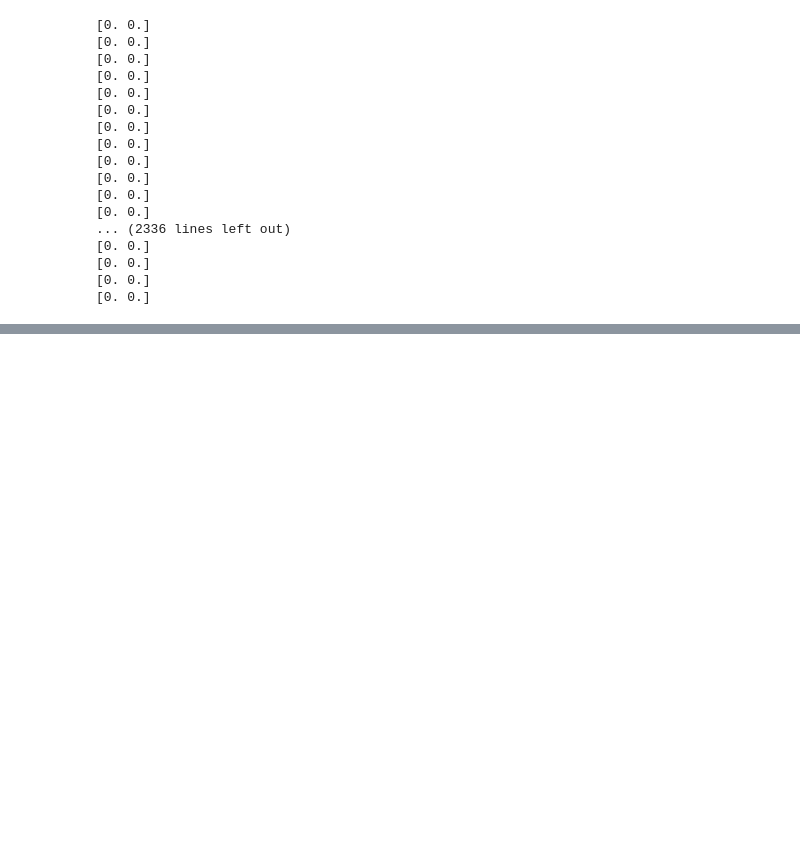
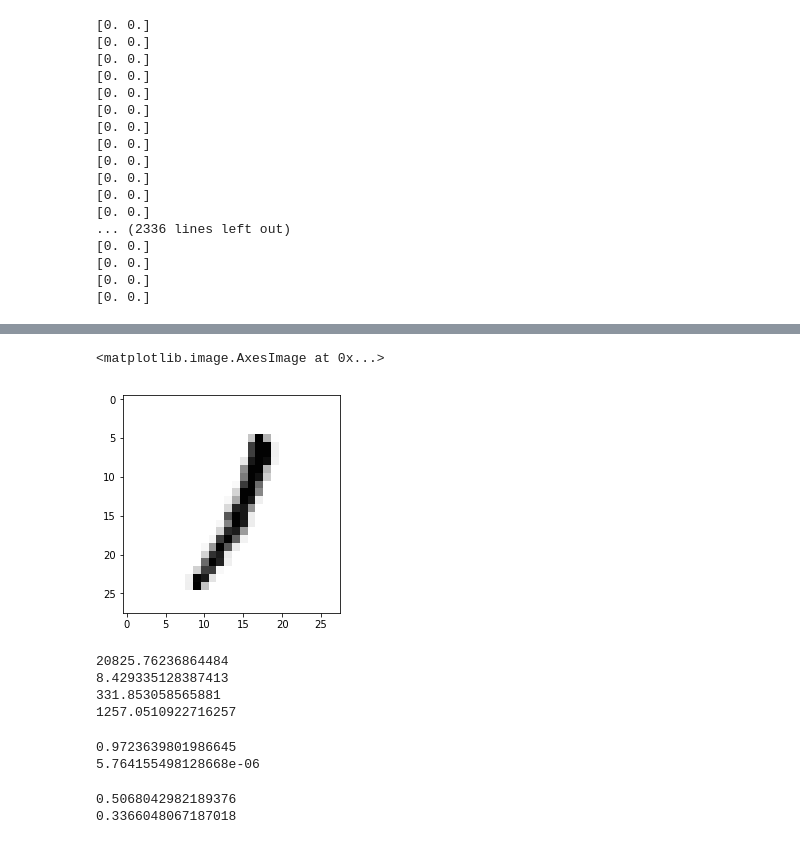
Before and after one commit to tanishqjasoria/DeepFuzzy, a Jupyter notebook: fuzzyNeuralNetwork.ipynb, the cells around one changed output, grey strips where cells are left out. Drawn from its saved outputs; the diff is of its cells as text; code cells hidden in the pictures; blank space fills up the shorter version.

```diff
--- a/fuzzyNeuralNetwork.ipynb
+++ b/fuzzyNeuralNetwork.ipynb
@@ -176,0 +251,28 @@ print(tf.__version__)
+# %%
+plt.imshow(x_train[99].reshape(28, 28), cmap='Greys')
+# %% [output]
+<matplotlib.image.AxesImage at 0x...>
+[figure, added]
+# %%
+print(np.max(weighted_distance))
+print(np.min(weighted_distance))
+print(np.average(weighted_distance))
+print(np.std(weighted_distance))
+# %% [output]
+20825.76236864484
+8.429335128387413
+331.853058565881
+1257.0510922716257
+# %%
+out = output_membership_function(10, weighted_distance)
+print(np.max(out))
+print(np.min(out))
+# %% [output]
+0.9723639801986645
+5.764155498128668e-06
+# %%
+print(np.average(out))
+print(np.std(out))
+# %% [output]
+0.5068042982189376
+0.3366048067187018
```
Also changed, not shown: parts of 10 cells of this notebook.
